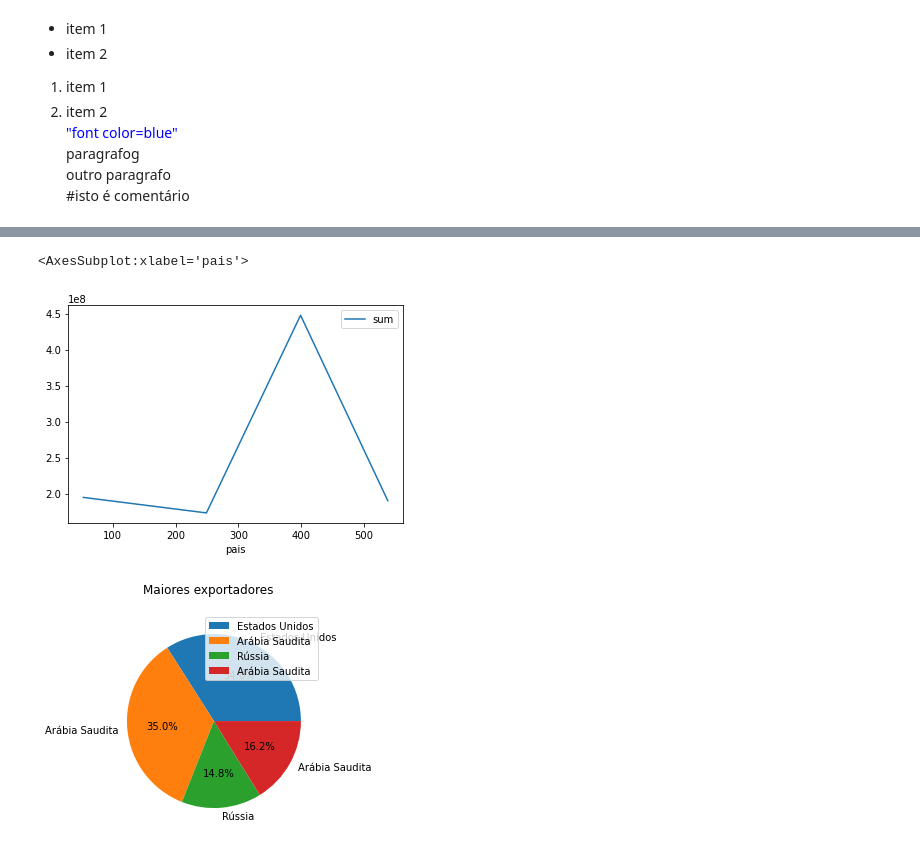
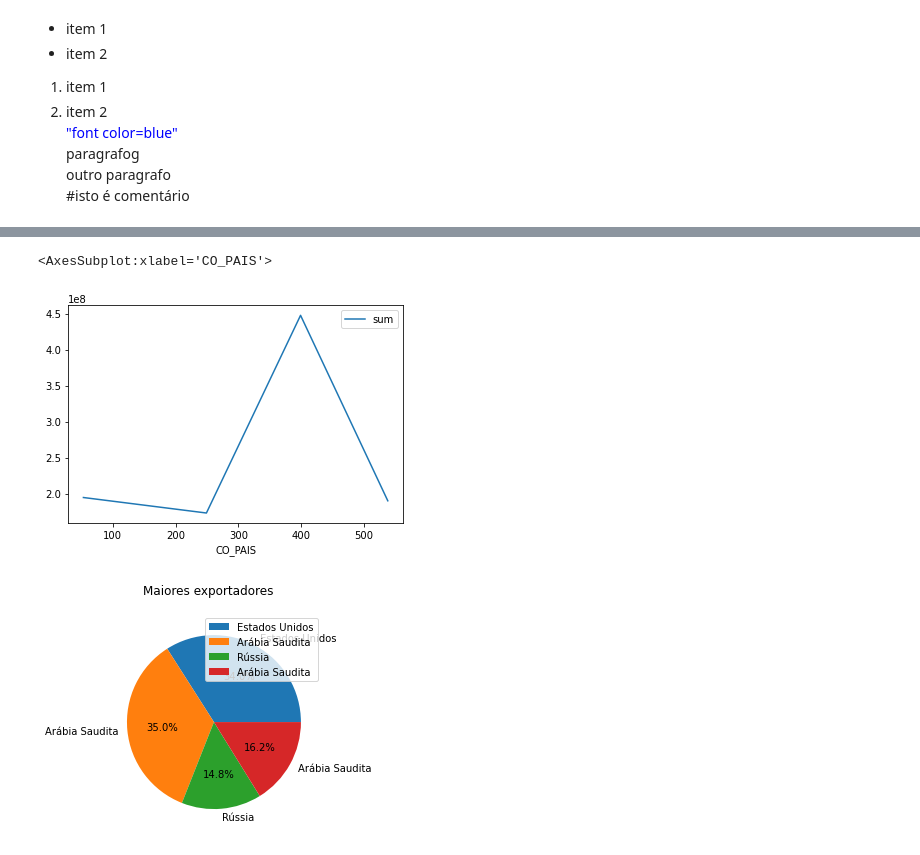
Before and after one commit to jrobertolima/projetoTCC, a Jupyter notebook: ProjetoTCC-Compara.ipynb, the cells around one changed output, grey strips where cells are left out. Saved outputs shown, nothing was run; the diff lists cells and outputs as text; code cells hidden in the pictures.

```diff
--- a/ProjetoTCC-Compara.ipynb
+++ b/ProjetoTCC-Compara.ipynb
@@ -575,7 +600,7 @@ df = pd.read_csv('Datasets/Imp_Consolidada',sep=',',
                         {"CO_ANO": "ano",
                          "CO_MES": "mes",
                          "CO_NCM": "ncm",
-                         "CO_PAIS": "pais",
+#                         "CO_PAIS": "pais",
                          "QT_ESTAT": "quantidade",
                          "VL_FOB": "valor"
                         })#.set_index("periodo")
@@ -612,11 +641,11 @@ df.groupby(['ano','ncm'])['quantidade'] \
     .plot(kind='barh', logx=True,figsize=(10,6))
 # %%
 df20 = df[df['ano'] == '2020'].nlargest(5,'valor')
-df20.groupby('pais').valor.agg(['sum']).plot()#.pie(title = 'Maiores exportadores - em milhões US$',
+df20.groupby('CO_PAIS').valor.agg(['sum']).plot()#.pie(title = 'Maiores exportadores - em milhões US$',
               #figsize = (7,7),fontsize = 10, subplots = True, autopct='%1.1f%%', legend = True)
 # %% [output]
-<AxesSubplot:xlabel='pais'>
+<AxesSubplot:xlabel='CO_PAIS'>
-[figure, old version]
+[figure, new version]
 # %%
 plt.legend(
     loc='upper left',
```
Also changed, not shown: parts of 6 cells of this notebook, 2 other files.
